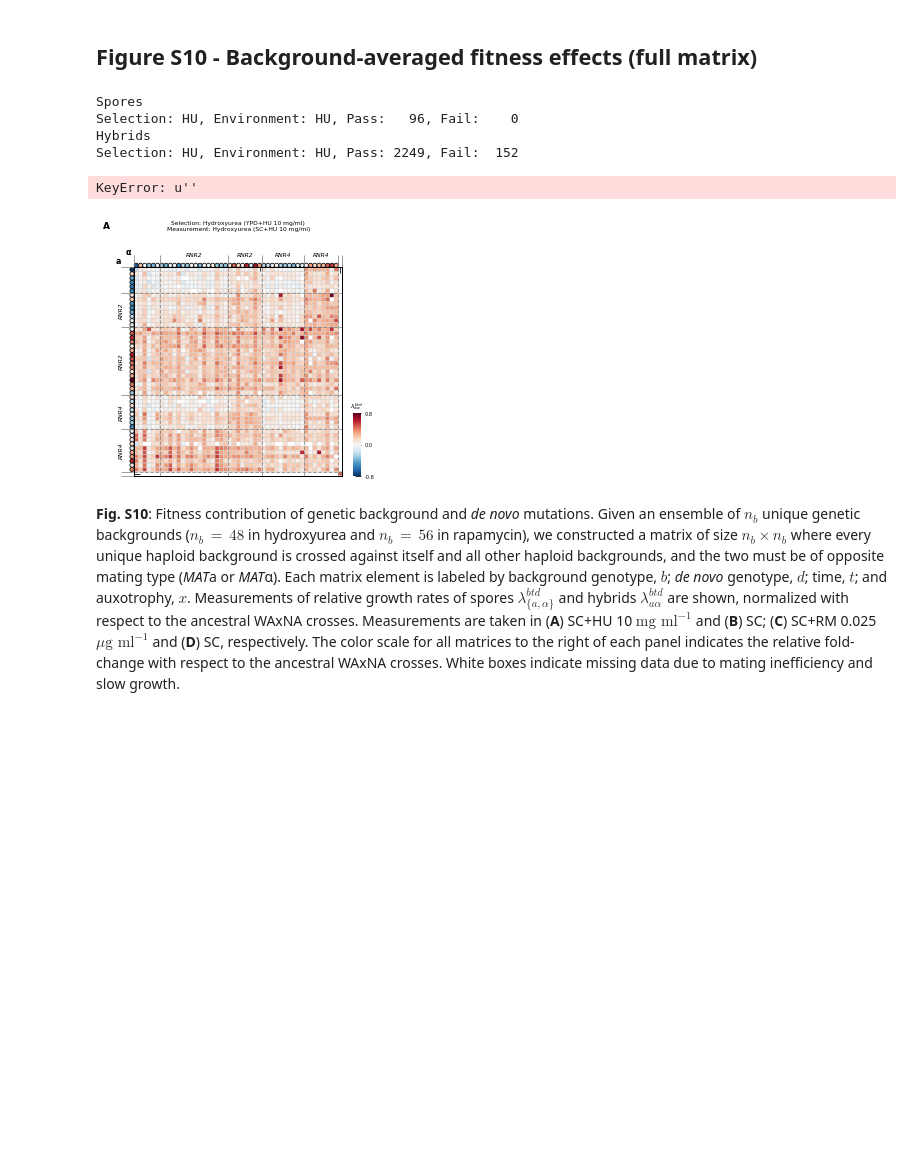
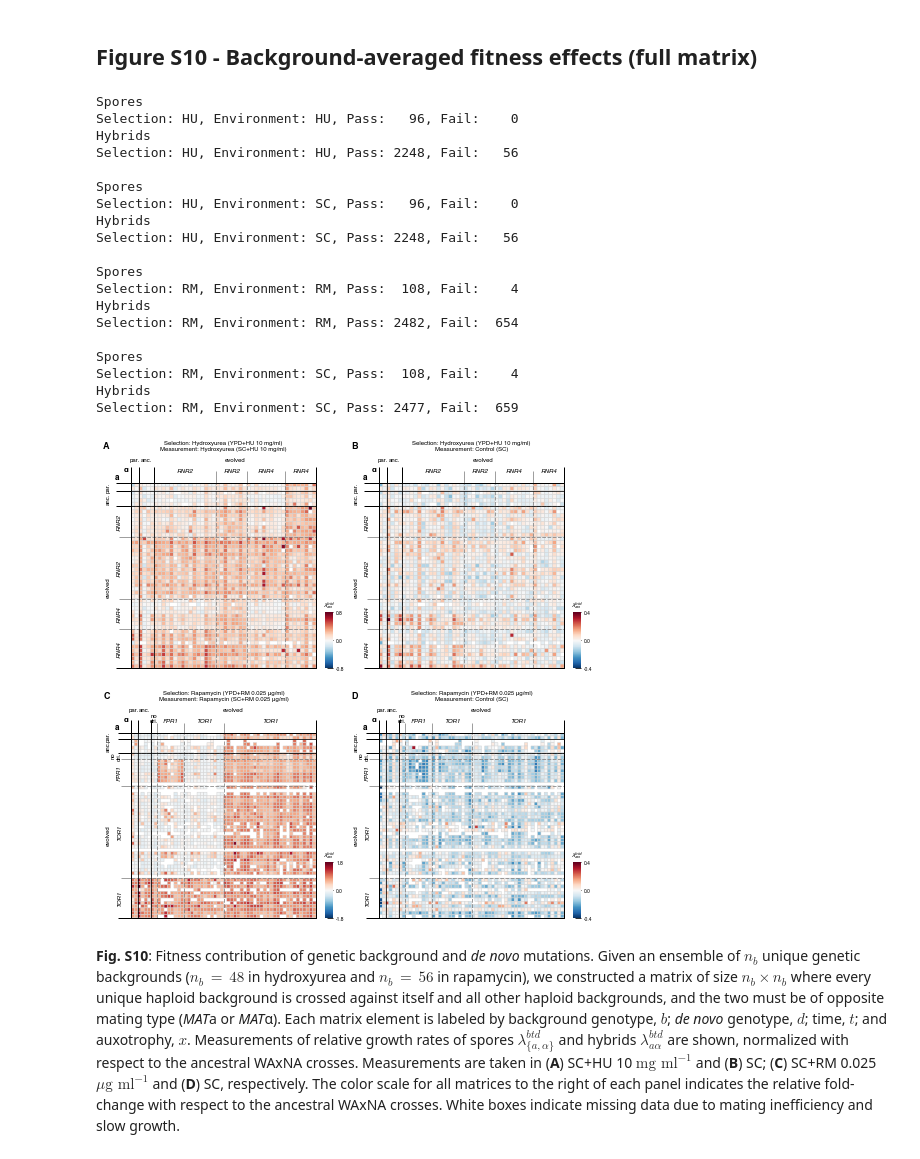
Before and after one commit to ivazquez/clonal-heterogeneity, a Jupyter notebook: src/figure6.ipynb, the cells around one changed output. Cells and saved outputs as stored; diff of their text form; code cells hidden in the pictures; blank space fills up the shorter version.

```diff
--- a/src/figure6.ipynb
+++ b/src/figure6.ipynb
@@ -54,26 +60,26 @@ KeyError: 'strain'
 # %% [markdown]
 ### Hybrids
 # %%
-# load data
+# Load data
 # hybrids_abs_df = utils.load_data(dir_data+'pheno/genetic-cross/pheno_hybrids_abs.pickle')
 # hybrids_norm_df = utils.load_data(dir_data+'pheno/genetic-cross/pheno_hybrids_norm.pickle')
 hybrids_norm_df = pd.read_csv(dir_data+'pheno/genetic-cross/pheno_hybrids_norm.csv', encoding='utf-8', keep_default_na=False, na_values='NaN')
 
-# combine MATa/α to create tuples
+# Combine MATa/α to create tuples
 for column in ['strain','group','background','gene','genotype_short','genotype_long','amino_acids']:
     hybrids_norm_df[column] = utils.combine_columns(hybrids_norm_df,u'%s_MATa'%column,u'%s_MATα'%column)
 for column in ['auxotrophy','mating','tetrad','spore','strain','contamination']:
     hybrids_norm_df[column] = utils.combine_columns(hybrids_norm_df,u'%s_MATa'%column,u'%s_MATα'%column,mirror=False)
 
-# # filter out blank positions, contamination and constructs
-# hybrids_norm_df = hybrids_norm_df[~(hybrids_norm_df['strain'].isin([('control','control'),('','')]))&\
-#                                   ~(hybrids_norm_df['genotype_long'].isin([u'fpr1Δ',u'tor1Δ']))]
+# Filter out blank positions, contamination and constructs
+hybrids_norm_df = hybrids_norm_df[~(hybrids_norm_df['strain'].isin([('control','control'),('','')]))&\
+                                  ~(hybrids_norm_df['genotype_long'].isin([u'fpr1Δ',u'tor1Δ']))]
 
-# set contaminated samples as missing (NaN)
+# Set contaminated samples as missing (NaN)
 hybrids_norm_df.loc[hybrids_norm_df['contamination']\
                     .isin([('yes','yes'),('no','yes'),('yes','no')]),'growth_rate'] = np.nan
 
-# fix diploid genotypes for different genes
+# Fix diploid genotypes for different genes
 hybrids_norm_df.loc[(hybrids_norm_df[u'gene_MATa']=='RNR4')&\
                     (hybrids_norm_df[u'gene_MATα']=='RNR2'),'genotype_short'] =\
 hybrids_norm_df.loc[(hybrids_norm_df[u'gene_MATa']=='RNR4')&\
@@ -83,11 +89,11 @@ hybrids_norm_df.loc[(hybrids_norm_df[u'gene_MATa']=='TOR1')&\
 hybrids_norm_df.loc[(hybrids_norm_df[u'gene_MATa']=='TOR1')&\
                     (hybrids_norm_df[u'gene_MATα']=='FPR1'),'genotype_short'].apply(lambda x: x[::-1])
 
-# define individual
+# Define individual
 hybrids_norm_df['individual'] = hybrids_norm_df[['group','background','gene','tetrad','spore']].apply(tuple, axis=1)
 hybrids_norm_df['replicate'] = hybrids_norm_df[['group','background','gene','tetrad','spore','plate','row','column']].apply(tuple, axis=1)
 
-# # filter out measurement replicates with >5% measurement error
+# # Filter out measurement replicates with >5% measurement error
 # hybrids_norm_df['pct'] = hybrids_norm_df.groupby(['selection','environment','replicate'])['growth_rate']\
 # .apply(lambda x: (x-x.mean())/float(x.mean()))
 # hybrids_norm_df = hybrids_norm_df[abs(hybrids_norm_df['pct'])<0.05]
@@ -598,9 +614,11 @@ for (ii, (env_evo, env_test)) in enumerate([('HU','HU'),('HU','SC'),('RM','RM'),
     vmax = max(S.min(), S.max())
     vmin = -vmax
 
-    plot.heatmap_spores(S, ax, title,
-                        xlabel, ylabel, xticklabels, yticklabels,
-                        cmap=plt.cm.RdBu_r, vmin=vmin, vmax=vmax, radius=0.5)
+    plot.heatmap_spores(
+        S, ax, title,
+        xlabel, ylabel, xticklabels, yticklabels,
+        cmap=plt.cm.RdBu_r, vmin=vmin, vmax=vmax, radius=0.5
+    )
 
     # hybrids
     H = H.groupby([u'group_MATa',u'background_MATa',u'gene_MATa',u'genotype_short_MATa',u'tetrad_MATa',u'spore_MATa',
@@ -619,10 +637,12 @@ for (ii, (env_evo, env_test)) in enumerate([('HU','HU'),('HU','SC'),('RM','RM'),
     vmin = -vmax
     legend_title = r'$\lambda^{btd}_{a\alpha}$'
 
-    plot.heatmap_hybrids(H, ax, title,
-                         xlabel, ylabel, xticklabels, yticklabels,
-                         fold=False, legend_title=legend_title, cmap=plt.cm.RdBu_r,
-                         vmin=vmin, vmax=vmax, pad=30)
+    plot.heatmap_hybrids(
+        H, ax, title,
+        xlabel, ylabel, xticklabels, yticklabels,
+        fold=False, legend_title=legend_title, cmap=plt.cm.RdBu_r,
+        vmin=vmin, vmax=vmax, pad=30
+    )
 
     print 'Spores\nSelection: %s, Environment: %s, Pass: %4d, Fail: %4d' \
     % (env_evo, env_test, S.notnull().values.flatten().sum(), S.isnull().values.flatten().sum())
@@ -673,36 +693,50 @@ for (ii, (env_evo, env_test)) in enumerate([('HU','HU'),('HU','SC'),('RM','RM'),
                     xy=(v+0.5, config.population['pad'][k]+1), xycoords=("data", "axes fraction"),
                     ha='center', va='bottom', annotation_clip=False, fontsize=6)
     xgrid=[xst+1. for xst in list(set(xstart.values()))]
     [ax.axvline(g, lw=.75, ls="-", color="k") for g in xgrid]
     for x in ([-1]+xstart.values()):
         line = lines.Line2D([x+1,x+1], [0.,-4], color='k', lw=1)
         ax.add_line(line)
         line.set_clip_on(False)
 
     ystart, yend, ylabels = plot.set_custom_labels(H.index, 0)
     for k, v in ylabels.iteritems():
         ax.annotate(config.population['short_label'][k],
                     xy=(-config.population['pad'][k], v+0.5), xycoords=("axes fraction", "data"),
                     ha='right', va='center', annotation_clip=False, fontsize=6, rotation=90)
     ygrid=[yst+1. for yst in list(set(ystart.values()))]
     [ax.axhline(g, lw=.75, ls="-", color="k") for g in ygrid]
     for y in ([-1]+ystart.values()):
         line = lines.Line2D([0.,-4], [y+1,y+1], color='k', lw=1)
         ax.add_line(line)
         line.set_clip_on(False)
 
     ax.tick_params(axis='both', which='minor', size=0, pad=2)
     ax.tick_params(axis='both', which='major', size=0, pad=15)
 
 plot.save_figure(dir_supp+'figures/supp_figure_pheno_cross/supp_figure_pheno_cross_extended')
 plt.show()
 # %% [output]
 Spores
 Selection: HU, Environment: HU, Pass:   96, Fail:    0
 Hybrids
-Selection: HU, Environment: HU, Pass: 2249, Fail:  152
+Selection: HU, Environment: HU, Pass: 2248, Fail:   56
+
+Spores
+Selection: HU, Environment: SC, Pass:   96, Fail:    0
+Hybrids
+Selection: HU, Environment: SC, Pass: 2248, Fail:   56
+
+Spores
+Selection: RM, Environment: RM, Pass:  108, Fail:    4
+Hybrids
+Selection: RM, Environment: RM, Pass: 2482, Fail:  654
+
+Spores
+Selection: RM, Environment: SC, Pass:  108, Fail:    4
+Hybrids
+Selection: RM, Environment: SC, Pass: 2477, Fail:  659
-KeyError: u''
-[figure, old version]
+[figure, new version]
 # %% [markdown]
 **Fig. S10**: Fitness contribution of genetic background and *de novo* mutations. Given an ensemble of $n_b$ unique genetic backgrounds (${n_b\,{=}\,48}$ in hydroxyurea and ${n_b\,{=}\,56}$ in rapamycin), we constructed a matrix of size $n_b \times n_b$ where every unique haploid background is crossed against itself and all other haploid backgrounds, and the two must be of opposite mating type (*MAT*a or *MAT*α). Each matrix element is labeled by background genotype, $b$; *de novo* genotype, $d$; time, $t$; and auxotrophy, $x$. Measurements of relative growth rates of spores $\lambda^{btd}_{\{a,\alpha\}}$ and hybrids $\lambda^{btd}_{a\alpha}$ are shown, normalized with respect to the ancestral WAxNA crosses. Measurements are taken in (**A**) SC+HU 10 $\text{mg ml}^{-1}$ and (**B**) SC; (**C**) SC+RM 0.025 $\mu\text{g ml}^{-1}$ and (**D**) SC, respectively. The color scale for all matrices to the right of each panel indicates the relative fold-change with respect to the ancestral WAxNA crosses. White boxes indicate missing data due to mating inefficiency and slow growth.
 # %% [markdown]
```
Also changed, not shown: parts of 6 cells of this notebook, 42 other files.
